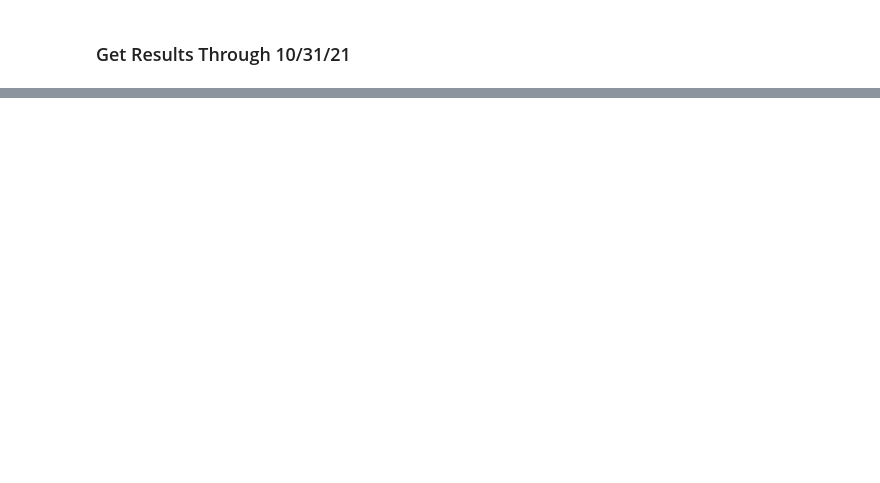
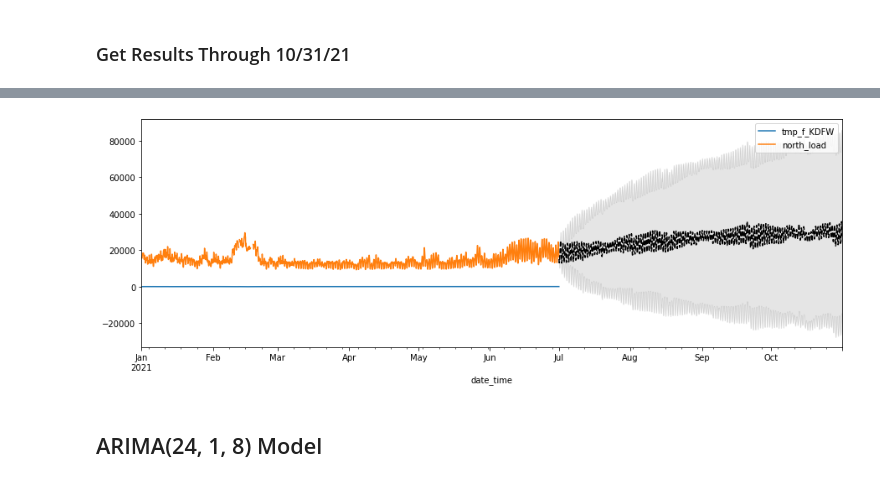
Before and after one commit to esherma/NT_Demand_Prediction, a Jupyter notebook: 03_Multivariate_Models_Visual_Fit.ipynb, the cells around one changed output, grey strips where cells are left out. Drawn from its saved outputs; the diff is of its cells as text; code cells hidden in the pictures; blank space fills up the shorter version.

Commit message:
Principled ARIMA and XGBoost working

```diff
--- a/03_Multivariate_Models_Visual_Fit.ipynb
+++ b/03_Multivariate_Models_Visual_Fit.ipynb
@@ -102,0 +154,8 @@ ax.fill_between(fcast.index, fcast['mean_ci_lower'], fcast['mean_ci_upper'], col
+# %%
+# Construct the model
+mod = sm.tsa.SARIMAX(endog=train_data.north_load, exog=train_data.tmp_f_KDFW, order=(24, 0, 0), trend='c')
+
+# Estimate the parameters
+res = mod.fit()
+
+print(res.summary())
@@ -102,0 +225,14 @@ ax.fill_between(fcast.index, fcast['mean_ci_lower'], fcast['mean_ci_upper'], col
+# %%
+fig, ax = plt.subplots(figsize=(15, 5))
+
+# Plot the data (here we are subsetting it to get a better look at the forecasts)
+train_data.loc['2021-01-01':].plot(ax=ax)
+
+# Construct the forecasts
+fcast = res.get_forecast(target_data.index[-1], exog=target_data.tmp_f_KDFW[:]).summary_frame()
+fcast['mean'].plot(ax=ax, style='k--')
+ax.fill_between(fcast.index, fcast['mean_ci_lower'], fcast['mean_ci_upper'], color='k', alpha=0.1);
+# %% [output]
+[figure, added]
+# %% [markdown]
+## ARIMA(24, 1, 8) Model
```
Also changed, not shown: parts of 18 cells of this notebook, 8 other files.
